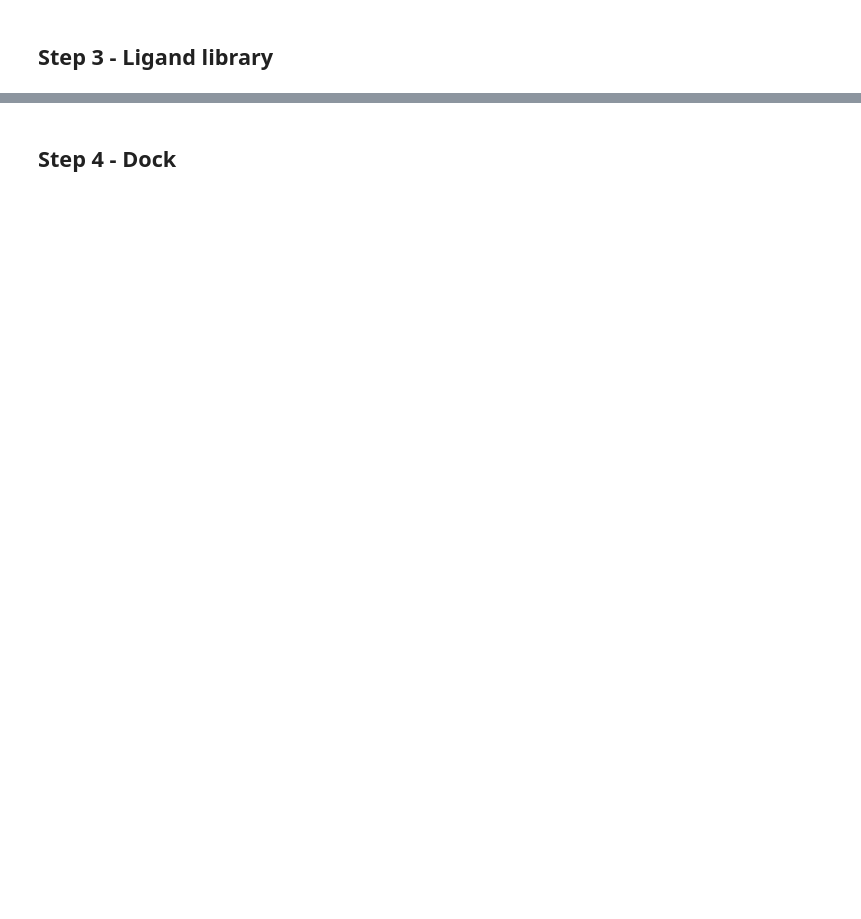
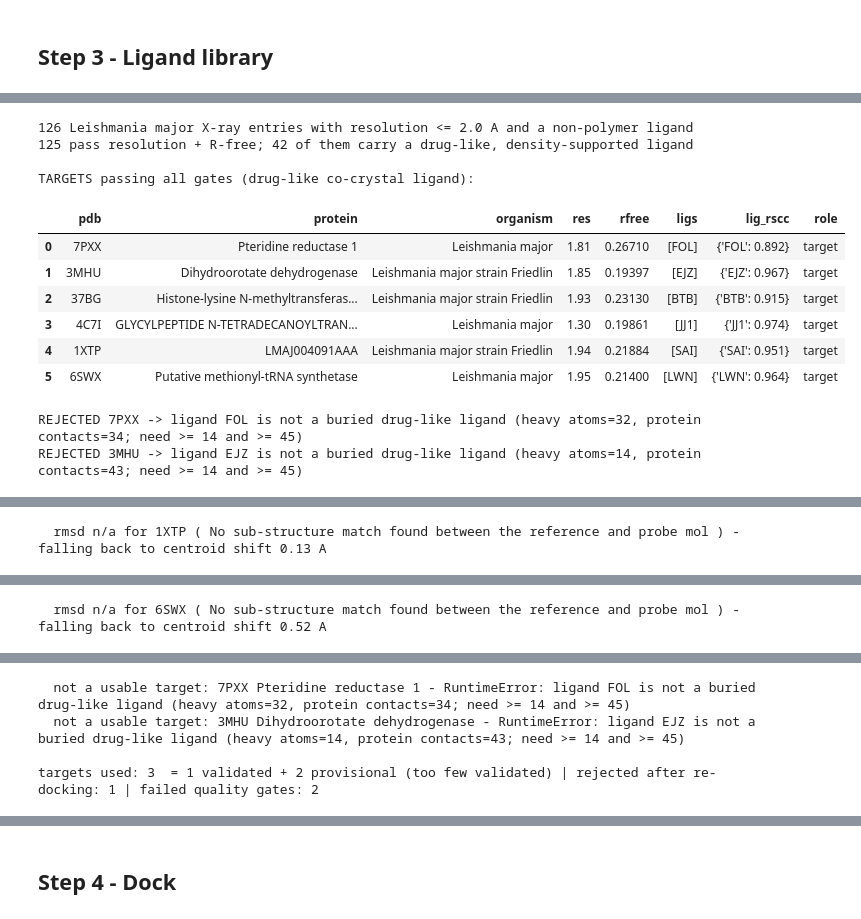
Before and after one commit to Abmanna/Abmanna-Omniscient-Multi-Agent-Drug-Discovery-OS-Godly-Generative-Scaffold-Approach, a Jupyter notebook: Pathogen_multitarget_screening_gnina_forms_1.ipynb, the cells around one changed output, grey strips where cells are left out. Drawn from its saved outputs; the diff is of its cells as text; code cells hidden in the pictures; blank space fills up the shorter version.

```diff
--- a/Pathogen_multitarget_screening_gnina_forms_1.ipynb
+++ b/Pathogen_multitarget_screening_gnina_forms_1.ipynb
@@ -1062,0 +1258,19 @@ run_or_launch('library', build_library_form, stage_library)
+# %%
+# Force include 4C7I (which is already in the workspace and validated) and execute target staging
+MANUAL_PDBS = ['4C7I']
+stage_targets()
+stage_validate()
+# %% [output]
+126 Leishmania major X-ray entries with resolution <= 2.0 A and a non-polymer ligand
+125 pass resolution + R-free; 42 of them carry a drug-like, density-supported ligand
+
+TARGETS passing all gates (drug-like co-crystal ligand):
+|  | pdb | protein | organism | res | rfree | ligs | lig_rscc | role |
+| 0 | 7PXX | Pteridine reductase 1 | Leishmania major | 1.81 | 0.26710 | [FOL] | {'FOL': 0.892} | target |
+| 1 | 3MHU | Dihydroorotate dehydrogenase | Leishmania major strain Friedlin | 1.85 | 0.19397 | [EJZ] | {'EJZ': 0.967} | target |
+| 2 | 37BG | Histone-lysine N-methyltransferas... | Leishmania major strain Friedlin | 1.93 | 0.23130 | [BTB] | {'BTB': 0.915} | target |
+| 3 | 4C7I | GLYCYLPEPTIDE N-TETRADECANOYLTRAN... | Leishmania major | 1.30 | 0.19861 | [JJ1] | {'JJ1': 0.974} | target |
+| 4 | 1XTP | LMAJ004091AAA | Leishmania major strain Friedlin | 1.94 | 0.21884 | [SAI] | {'SAI': 0.951} | target |
+| 5 | 6SWX | Putative methionyl-tRNA synthetase | Leishmania major | 1.95 | 0.21400 | [LWN] | {'LWN': 0.964} | target |
+REJECTED 7PXX -> ligand FOL is not a buried drug-like ligand (heavy atoms=32, protein contacts=34; need >= 14 and >= 45)
+REJECTED 3MHU -> ligand EJZ is not a buried drug-like ligand (heavy atoms=14, protein contacts=43; need >= 14 and >= 45)
@@ -1062,0 +1294 @@ run_or_launch('library', build_library_form, stage_library)
+  rmsd n/a for 1XTP ( No sub-structure match found between the reference and probe mol ) - falling back to centroid shift 0.13 A
@@ -1062,0 +1302 @@ run_or_launch('library', build_library_form, stage_library)
+  rmsd n/a for 6SWX ( No sub-structure match found between the reference and probe mol ) - falling back to centroid shift 0.52 A
@@ -1062,0 +1308,4 @@ run_or_launch('library', build_library_form, stage_library)
+  not a usable target: 7PXX Pteridine reductase 1 - RuntimeError: ligand FOL is not a buried drug-like ligand (heavy atoms=32, protein contacts=34; need >= 14 and >= 45)
+  not a usable target: 3MHU Dihydroorotate dehydrogenase - RuntimeError: ligand EJZ is not a buried drug-like ligand (heavy atoms=14, protein contacts=43; need >= 14 and >= 45)
+
+targets used: 3  = 1 validated + 2 provisional (too few validated) | rejected after re-docking: 1 | failed quality gates: 2
```
Also changed, not shown: parts of 23 cells of this notebook.
